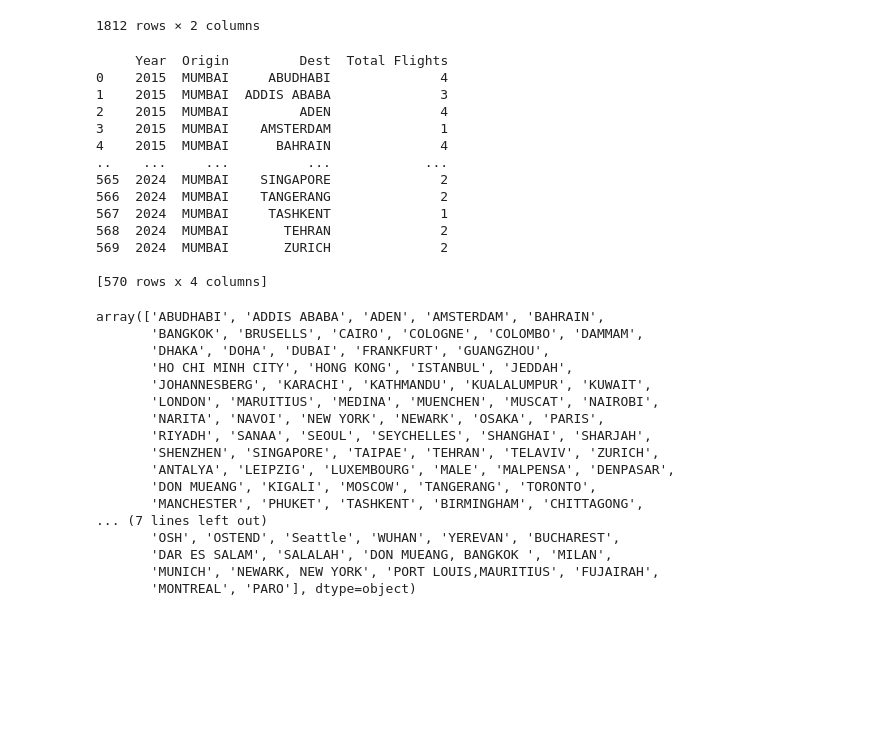
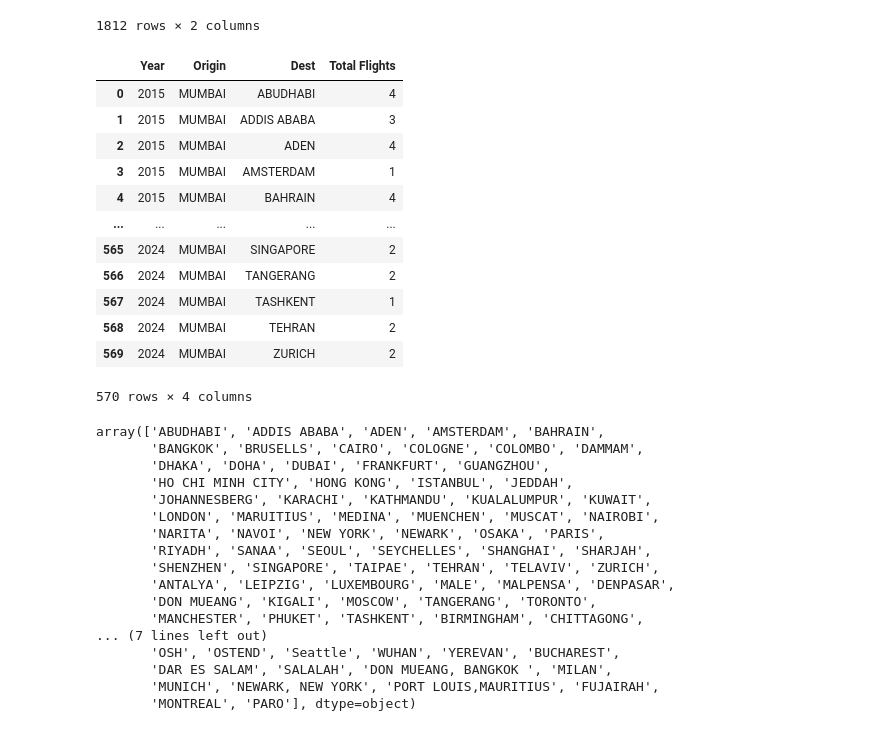
Before and after one commit to rushiraj070/Mumbai_Airport-International_Flight_Analysis, a Jupyter notebook: notebooks/analysis.ipynb, the cells around one changed output. Saved outputs shown, nothing was run; the diff lists cells and outputs as text; code cells hidden in the pictures; blank space fills up the shorter version.

```diff
--- a/notebooks/analysis.ipynb
+++ b/notebooks/analysis.ipynb
@@ -99,24 +99,23 @@ df_flights[['Origin','Dest']]
 # %%
 # Calculate the total number of flights from Origin to Destination within each Year
 
-total_flights = df_flights.groupby(['Year', 'Origin', 'Dest']).size().reset_index(name='Total Flights')
+total_flights = pd.DataFrame(df_flights.groupby(['Year', 'Origin', 'Dest']).size().reset_index(name='Total Flights'))
 
-print(total_flights)
+total_flights
 # %% [output]
+|  | Year | Origin | Dest | Total Flights |
+| 0 | 2015 | MUMBAI | ABUDHABI | 4 |
+| 1 | 2015 | MUMBAI | ADDIS ABABA | 3 |
+| 2 | 2015 | MUMBAI | ADEN | 4 |
+| 3 | 2015 | MUMBAI | AMSTERDAM | 1 |
+| 4 | 2015 | MUMBAI | BAHRAIN | 4 |
+| ... | ... | ... | ... | ... |
+| 565 | 2024 | MUMBAI | SINGAPORE | 2 |
+| 566 | 2024 | MUMBAI | TANGERANG | 2 |
+| 567 | 2024 | MUMBAI | TASHKENT | 1 |
+| 568 | 2024 | MUMBAI | TEHRAN | 2 |
+| 569 | 2024 | MUMBAI | ZURICH | 2 |
-     Year  Origin         Dest  Total Flights
-0    2015  MUMBAI     ABUDHABI              4
-1    2015  MUMBAI  ADDIS ABABA              3
-2    2015  MUMBAI         ADEN              4
-3    2015  MUMBAI    AMSTERDAM              1
-4    2015  MUMBAI      BAHRAIN              4
-..    ...     ...          ...            ...
-565  2024  MUMBAI    SINGAPORE              2
-566  2024  MUMBAI    TANGERANG              2
-567  2024  MUMBAI     TASHKENT              1
-568  2024  MUMBAI       TEHRAN              2
-569  2024  MUMBAI       ZURICH              2
-
-[570 rows x 4 columns]
+570 rows × 4 columns
 # %%
 df_flights['Dest'].unique()
 # %% [output]
```
Also changed, not shown: parts of 9 cells of this notebook.
